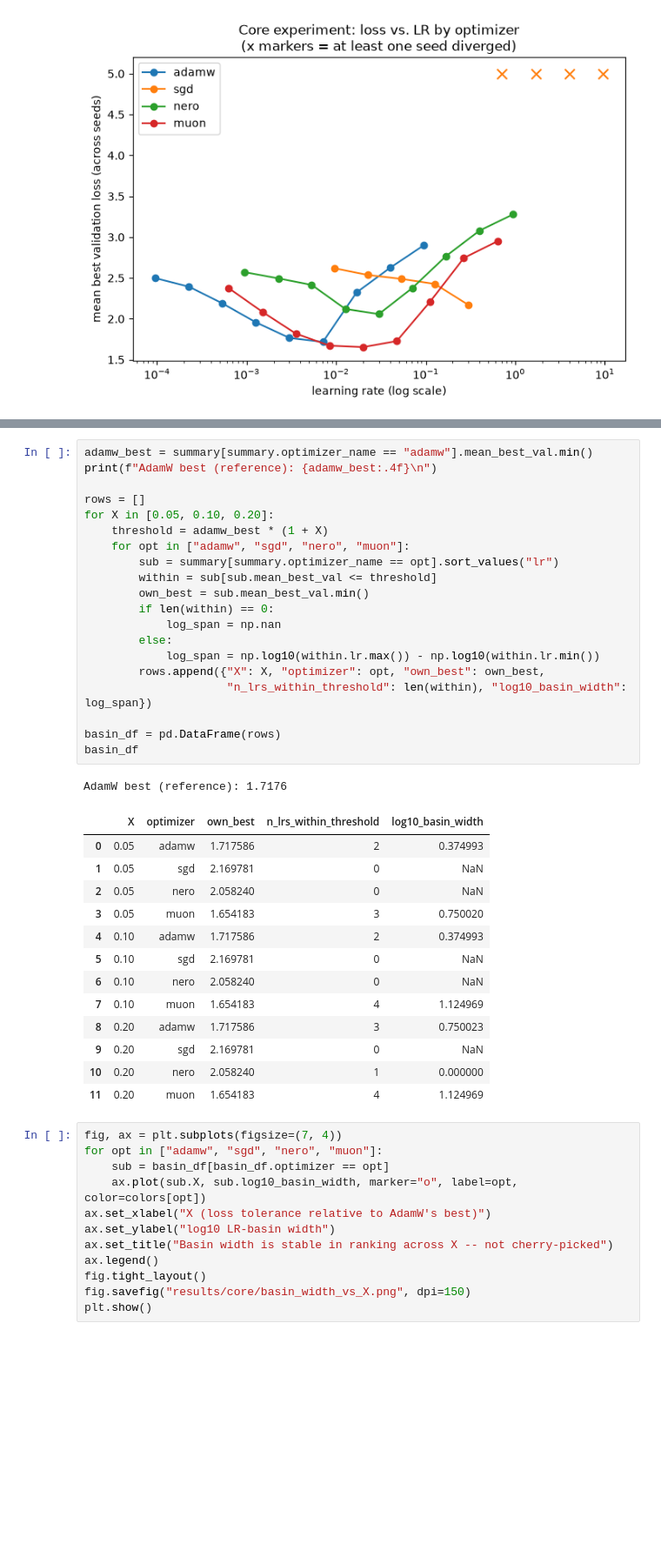
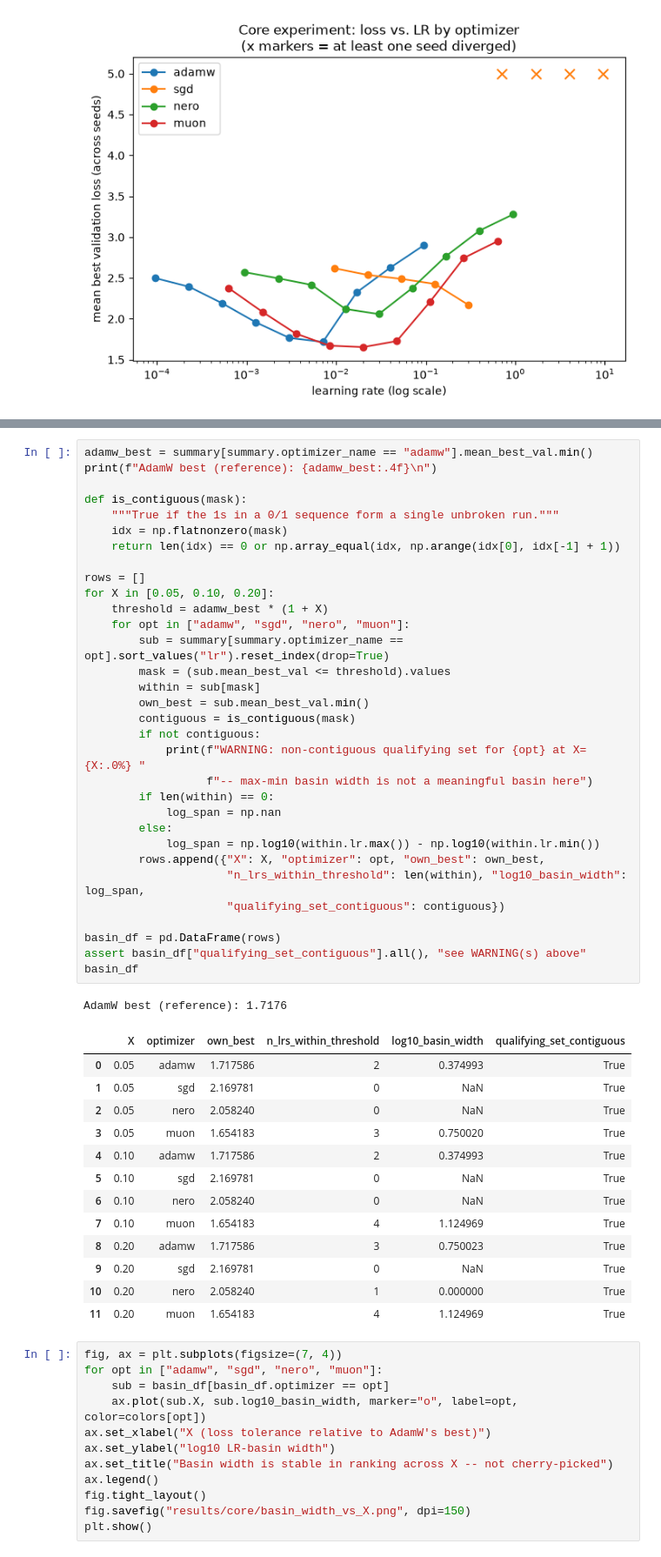
Before and after one commit to youngleox1/deeter-submission, a Jupyter notebook: analysis.ipynb, the cells around one changed output, grey strips where cells are left out. Shown at 87% size. Saved outputs shown, nothing was run; the diff lists cells and outputs as text; blank space fills up the shorter version.

```diff
--- a/analysis.ipynb
+++ b/analysis.ipynb
@@ -91,38 +104,50 @@ such rather than glossed over.
 # %%
 adamw_best = summary[summary.optimizer_name == "adamw"].mean_best_val.min()
 print(f"AdamW best (reference): {adamw_best:.4f}\n")
+
+def is_contiguous(mask):
+    """True if the 1s in a 0/1 sequence form a single unbroken run."""
+    idx = np.flatnonzero(mask)
+    return len(idx) == 0 or np.array_equal(idx, np.arange(idx[0], idx[-1] + 1))
 
 rows = []
 for X in [0.05, 0.10, 0.20]:
     threshold = adamw_best * (1 + X)
     for opt in ["adamw", "sgd", "nero", "muon"]:
-        sub = summary[summary.optimizer_name == opt].sort_values("lr")
-        within = sub[sub.mean_best_val <= threshold]
+        sub = summary[summary.optimizer_name == opt].sort_values("lr").reset_index(drop=True)
+        mask = (sub.mean_best_val <= threshold).values
+        within = sub[mask]
         own_best = sub.mean_best_val.min()
+        contiguous = is_contiguous(mask)
+        if not contiguous:
+            print(f"WARNING: non-contiguous qualifying set for {opt} at X={X:.0%} "
+                  f"-- max-min basin width is not a meaningful basin here")
         if len(within) == 0:
             log_span = np.nan
         else:
             log_span = np.log10(within.lr.max()) - np.log10(within.lr.min())
         rows.append({"X": X, "optimizer": opt, "own_best": own_best,
-                     "n_lrs_within_threshold": len(within), "log10_basin_width": log_span})
+                     "n_lrs_within_threshold": len(within), "log10_basin_width": log_span,
+                     "qualifying_set_contiguous": contiguous})
 
 basin_df = pd.DataFrame(rows)
+assert basin_df["qualifying_set_contiguous"].all(), "see WARNING(s) above"
 basin_df
 # %% [output]
 AdamW best (reference): 1.7176
-|  | X | optimizer | own_best | n_lrs_within_threshold | log10_basin_width |
-| 0 | 0.05 | adamw | 1.717586 | 2 | 0.374993 |
-| 1 | 0.05 | sgd | 2.169781 | 0 | NaN |
-| 2 | 0.05 | nero | 2.058240 | 0 | NaN |
-| 3 | 0.05 | muon | 1.654183 | 3 | 0.750020 |
-| 4 | 0.10 | adamw | 1.717586 | 2 | 0.374993 |
-| 5 | 0.10 | sgd | 2.169781 | 0 | NaN |
-| 6 | 0.10 | nero | 2.058240 | 0 | NaN |
-| 7 | 0.10 | muon | 1.654183 | 4 | 1.124969 |
-| 8 | 0.20 | adamw | 1.717586 | 3 | 0.750023 |
-| 9 | 0.20 | sgd | 2.169781 | 0 | NaN |
-| 10 | 0.20 | nero | 2.058240 | 1 | 0.000000 |
-| 11 | 0.20 | muon | 1.654183 | 4 | 1.124969 |
+|  | X | optimizer | own_best | n_lrs_within_threshold | log10_basin_width | qualifying_set_contiguous |
+| 0 | 0.05 | adamw | 1.717586 | 2 | 0.374993 | True |
+| 1 | 0.05 | sgd | 2.169781 | 0 | NaN | True |
+| 2 | 0.05 | nero | 2.058240 | 0 | NaN | True |
+| 3 | 0.05 | muon | 1.654183 | 3 | 0.750020 | True |
+| 4 | 0.10 | adamw | 1.717586 | 2 | 0.374993 | True |
+| 5 | 0.10 | sgd | 2.169781 | 0 | NaN | True |
+| 6 | 0.10 | nero | 2.058240 | 0 | NaN | True |
+| 7 | 0.10 | muon | 1.654183 | 4 | 1.124969 | True |
+| 8 | 0.20 | adamw | 1.717586 | 3 | 0.750023 | True |
+| 9 | 0.20 | sgd | 2.169781 | 0 | NaN | True |
+| 10 | 0.20 | nero | 2.058240 | 1 | 0.000000 | True |
+| 11 | 0.20 | muon | 1.654183 | 4 | 1.124969 | True |
 # %%
 fig, ax = plt.subplots(figsize=(7, 4))
 for opt in ["adamw", "sgd", "nero", "muon"]:
```
Also changed, not shown: parts of 1 cell of this notebook, 1 other file.
